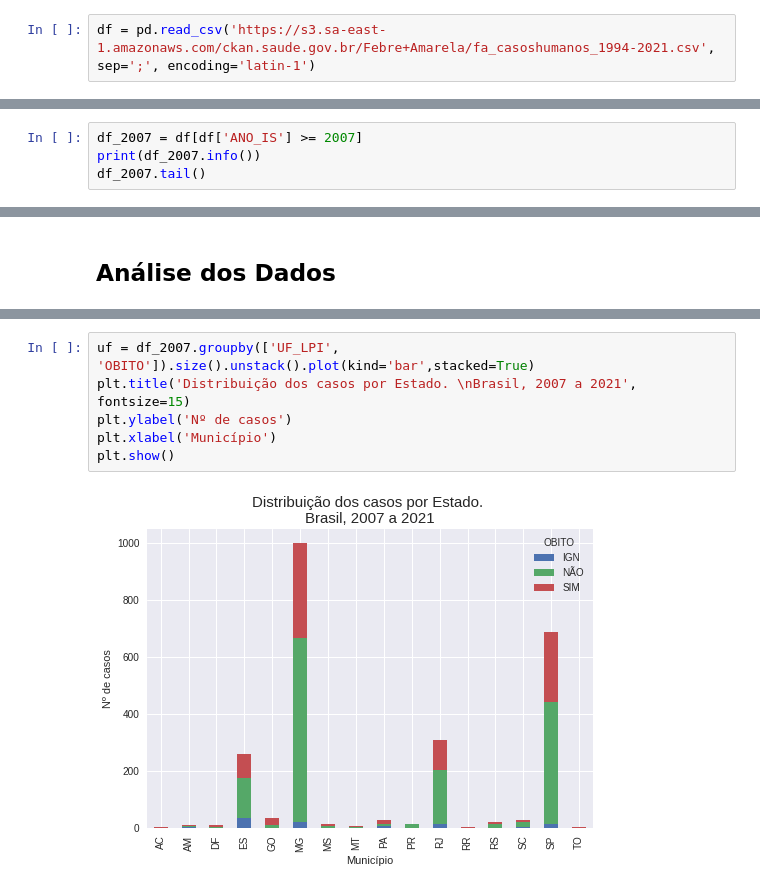
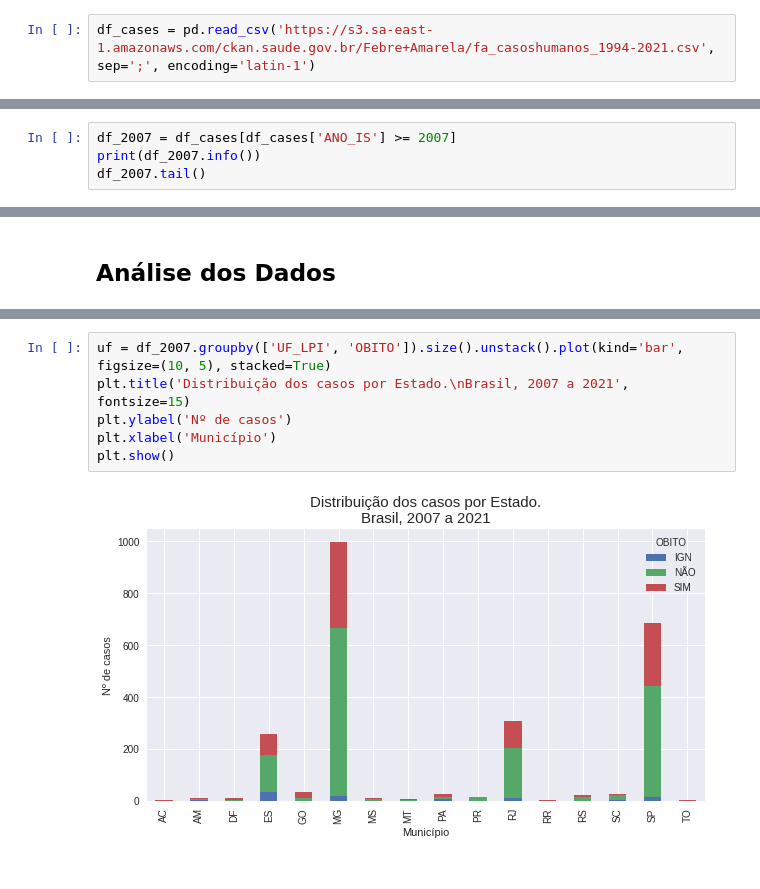
Before and after one commit to pedrosena138/if1007-tasi4, a Jupyter notebook: Analise_de_casos_de_febre_amarela_em_humanos.ipynb, the cells around one changed output, grey strips where cells are left out. Cells and saved outputs as stored; diff of their text form.

```diff
--- a/Analise_de_casos_de_febre_amarela_em_humanos.ipynb
+++ b/Analise_de_casos_de_febre_amarela_em_humanos.ipynb
@@ -54,5 +56,5 @@ epidemiológica
 
 Fonte: https://opendatasus.saude.gov.br/dataset/febre-amarela-em-humanos-e-primatas-nao-humanos
 # %%
-df = pd.read_csv('https://s3.sa-east-1.amazonaws.com/ckan.saude.gov.br/Febre+Amarela/fa_casoshumanos_1994-2021.csv', sep=';', encoding='latin-1')
+df_cases = pd.read_csv('https://s3.sa-east-1.amazonaws.com/ckan.saude.gov.br/Febre+Amarela/fa_casoshumanos_1994-2021.csv', sep=';', encoding='latin-1')
 # %%
@@ -93,7 +97,7 @@ plt.show()
 # %% [output]
 [figure]
 # %%
-df_2007 = df[df['ANO_IS'] >= 2007]
+df_2007 = df_cases[df_cases['ANO_IS'] >= 2007]
 print(df_2007.info())
 df_2007.tail()
 # %% [output]
@@ -143,10 +204,10 @@ See the caveats in the documentation: https://pandas.pydata.org/pandas-docs/stab
 # %%
-uf = df_2007.groupby(['UF_LPI', 'OBITO']).size().unstack().plot(kind='bar',stacked=True)
-plt.title('Distribuição dos casos por Estado. \nBrasil, 2007 a 2021', fontsize=15)
+uf = df_2007.groupby(['UF_LPI', 'OBITO']).size().unstack().plot(kind='bar', figsize=(10, 5), stacked=True)
+plt.title('Distribuição dos casos por Estado.\nBrasil, 2007 a 2021', fontsize=15)
 plt.ylabel('Nº de casos')
 plt.xlabel('Município')
 plt.show()
 # %% [output]
-[figure, old version]
+[figure, new version]
 # %%
 df_2007.groupby('SEXO').size().plot(kind='pie', autopct='%1.1f%%', shadow=True)
```
Also changed, not shown: parts of 11 cells of this notebook.
